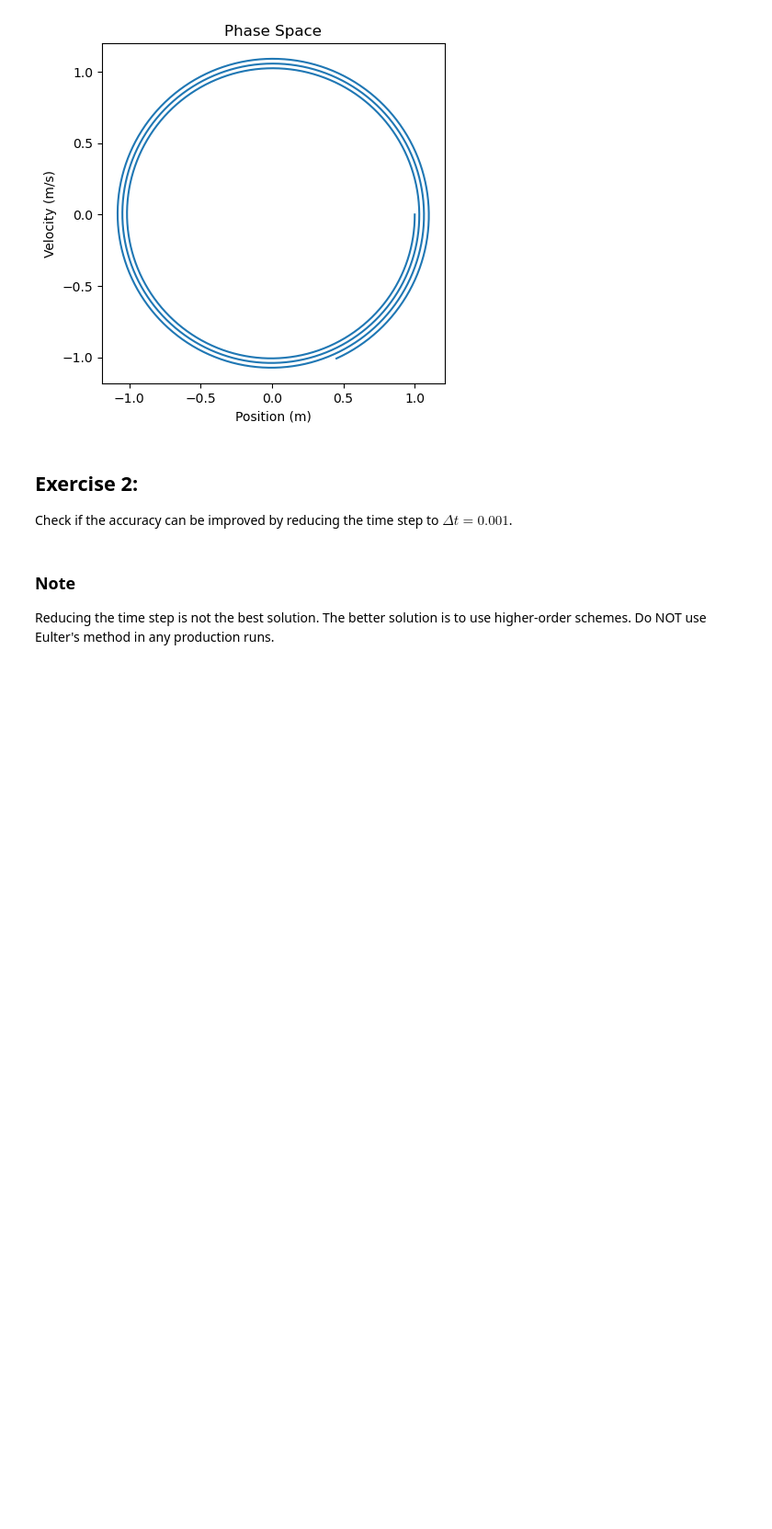
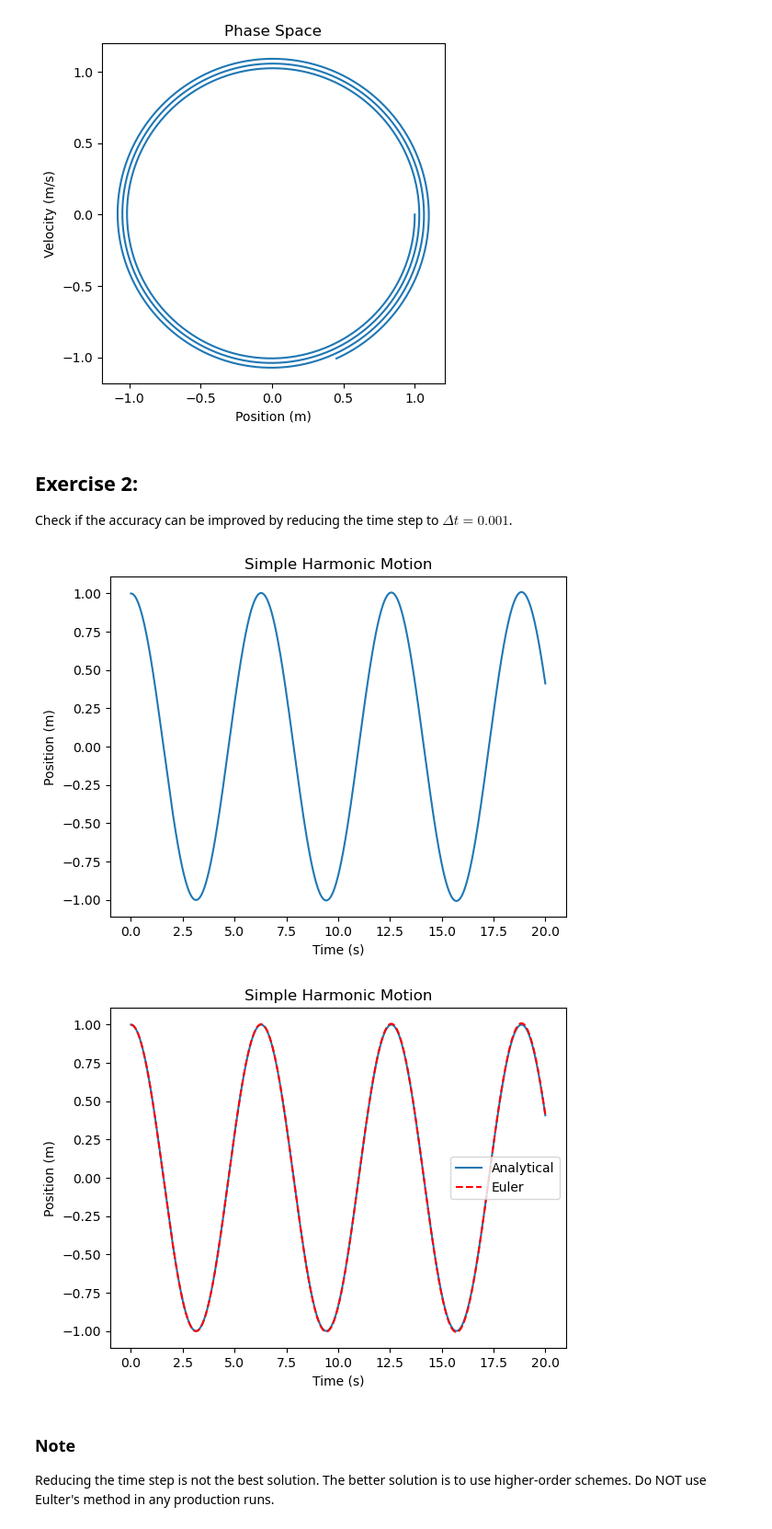
Before and after one commit to Jeff0105/computationalPhysics-112, a Jupyter notebook: project1/project1_demo1.ipynb, the cells around one changed output. Shown: that part at 92% size. Cells and saved outputs as stored; diff of their text form; code cells hidden in the pictures; blank space fills up the shorter version.

```diff
--- a/project1/project1_demo1.ipynb
+++ b/project1/project1_demo1.ipynb
@@ -134,30 +134,48 @@ Check if the accuracy can be improved by reducing the time step to $\Delta t=0.0
 # %%
 # TODO
 A=1
 k=1
 m=1
 omega0 = np.sqrt(k/m)
 dt = 0.001
 
 # Step 2: set up the time and solution arrays
 times = np.linspace(0, 20, int(20/dt)+1,endpoint=True)
 posx = np.zeros(len(times))
 velx = np.zeros(len(times))
 
 
 
 
 # Step 3: set up the initial conditions
 posx[0] = 1
 velx[0] = 0
 
 
 
 
 # Step 4: solve the difference equation using the Euler method
 for i in range(1,len(times)):
     posx[i] = posx[i-1] + velx[i-1]*dt
     velx[i] = velx[i-1] - (omega0**2)*posx[i-1]*dt
+
+plt.plot(times,posx)
+plt.xlabel('Time (s)')
+plt.ylabel('Position (m)')
+plt.title('Simple Harmonic Motion')
+plt.show()
+
+posx_analytical = A*np.cos(omega0*times)
+plt.plot(times,posx_analytical,'-',label='Analytical')
+plt.plot(times,posx,'r--',label='Euler')
+plt.xlabel('Time (s)')
+plt.ylabel('Position (m)')
+plt.title('Simple Harmonic Motion')
+plt.legend()
+plt.show()
+# %% [output]
+[figure, added]
+[figure, added]
 # %% [markdown]
 ### Note
 
```
